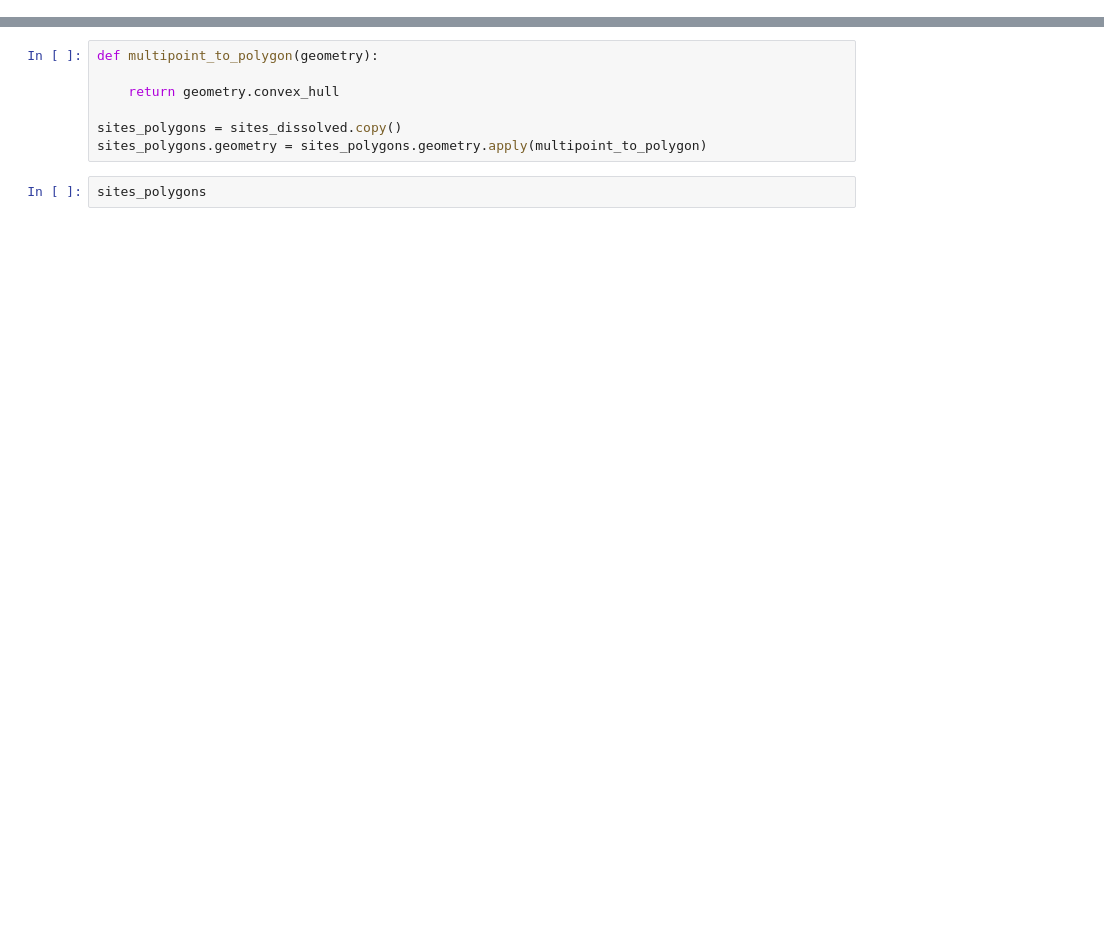
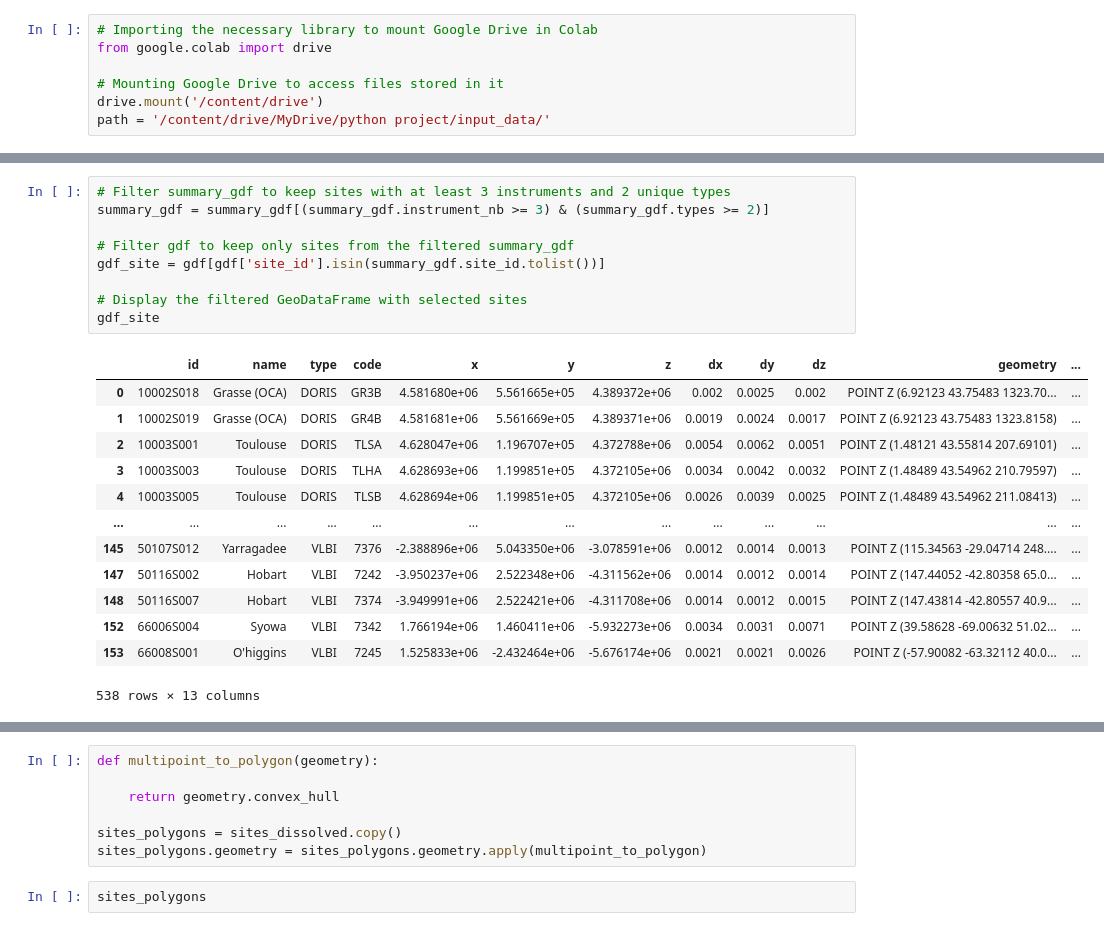
Before and after one commit to mohamedchnafy-ds/python_project, a Jupyter notebook: project_2.ipynb, the cells around one changed output, grey strips where cells are left out. Saved outputs shown, nothing was run; the diff lists cells and outputs as text; blank space fills up the shorter version.

```diff
--- a/project_2.ipynb
+++ b/project_2.ipynb
@@ -64,0 +23,7 @@ data_merged
+# %%
+# Importing the necessary library to mount Google Drive in Colab
+from google.colab import drive
+
+# Mounting Google Drive to access files stored in it
+drive.mount('/content/drive')
+path = '/content/drive/MyDrive/python project/input_data/'
@@ -130 +142,24 @@ gdf_site
+# %%
+# Filter summary_gdf to keep sites with at least 3 instruments and 2 unique types
+summary_gdf = summary_gdf[(summary_gdf.instrument_nb >= 3) & (summary_gdf.types >= 2)]
+
+# Filter gdf to keep only sites from the filtered summary_gdf
+gdf_site = gdf[gdf['site_id'].isin(summary_gdf.site_id.tolist())]
+
+# Display the filtered GeoDataFrame with selected sites
+gdf_site
+# %% [output]
+|  | id | name | type | code | x | y | z | dx | dy | dz | geometry | ... |
+| 0 | 10002S018 | Grasse (OCA) | DORIS | GR3B | 4.581680e+06 | 5.561665e+05 | 4.389372e+06 | 0.002 | 0.0025 | 0.002 | POINT Z (6.92123 43.75483 1323.70... | ... |
+| 1 | 10002S019 | Grasse (OCA) | DORIS | GR4B | 4.581681e+06 | 5.561669e+05 | 4.389371e+06 | 0.0019 | 0.0024 | 0.0017 | POINT Z (6.92123 43.75483 1323.8158) | ... |
+| 2 | 10003S001 | Toulouse | DORIS | TLSA | 4.628047e+06 | 1.196707e+05 | 4.372788e+06 | 0.0054 | 0.0062 | 0.0051 | POINT Z (1.48121 43.55814 207.69101) | ... |
+| 3 | 10003S003 | Toulouse | DORIS | TLHA | 4.628693e+06 | 1.199851e+05 | 4.372105e+06 | 0.0034 | 0.0042 | 0.0032 | POINT Z (1.48489 43.54962 210.79597) | ... |
+| 4 | 10003S005 | Toulouse | DORIS | TLSB | 4.628694e+06 | 1.199851e+05 | 4.372105e+06 | 0.0026 | 0.0039 | 0.0025 | POINT Z (1.48489 43.54962 211.08413) | ... |
+| ... | ... | ... | ... | ... | ... | ... | ... | ... | ... | ... | ... | ... |
+| 145 | 50107S012 | Yarragadee | VLBI | 7376 | -2.388896e+06 | 5.043350e+06 | -3.078591e+06 | 0.0012 | 0.0014 | 0.0013 | POINT Z (115.34563 -29.04714 248.... | ... |
+| 147 | 50116S002 | Hobart | VLBI | 7242 | -3.950237e+06 | 2.522348e+06 | -4.311562e+06 | 0.0014 | 0.0012 | 0.0014 | POINT Z (147.44052 -42.80358 65.0... | ... |
+| 148 | 50116S007 | Hobart | VLBI | 7374 | -3.949991e+06 | 2.522421e+06 | -4.311708e+06 | 0.0014 | 0.0012 | 0.0015 | POINT Z (147.43814 -42.80557 40.9... | ... |
+| 152 | 66006S004 | Syowa | VLBI | 7342 | 1.766194e+06 | 1.460411e+06 | -5.932273e+06 | 0.0034 | 0.0031 | 0.0071 | POINT Z (39.58628 -69.00632 51.02... | ... |
+| 153 | 66008S001 | O'higgins | VLBI | 7245 | 1.525833e+06 | -2.432464e+06 | -5.676174e+06 | 0.0021 | 0.0021 | 0.0026 | POINT Z (-57.90082 -63.32112 40.0... | ... |
+538 rows × 13 columns
 # %%
```
Also changed, not shown: parts of 35 cells of this notebook.
